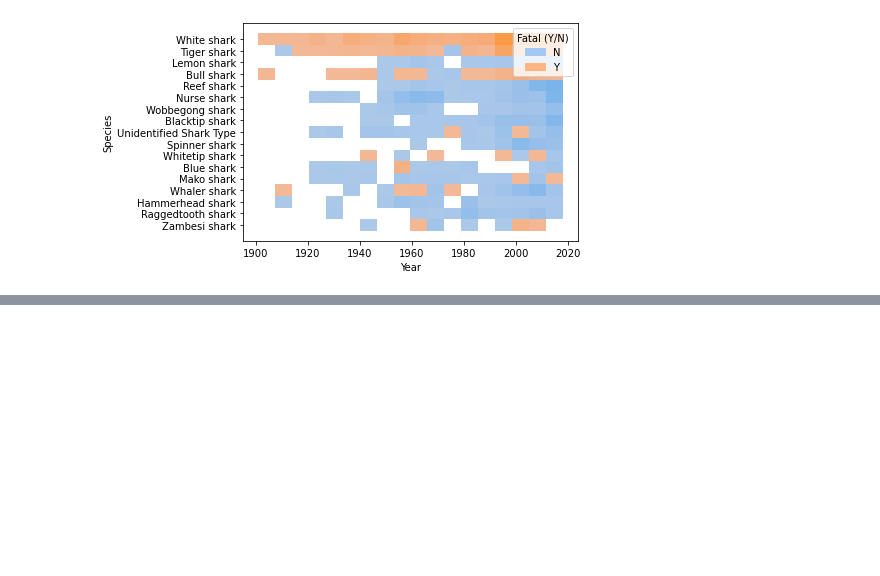
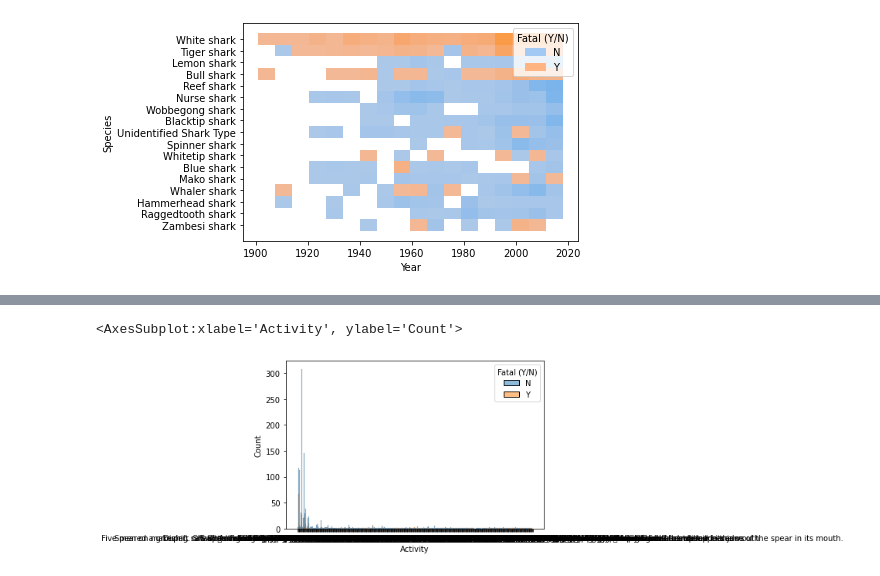
Before and after one commit to Hugocodesdude/Project_1, a Jupyter notebook: Project_1_Data_Vis.ipynb, the cells around one changed output, grey strips where cells are left out. Cells and saved outputs as stored; diff of their text form; code cells hidden in the pictures; blank space fills up the shorter version.

```diff
--- a/Project_1_Data_Vis.ipynb
+++ b/Project_1_Data_Vis.ipynb
@@ -61,5 +61,8 @@ sns.histplot(data=clean_data_set, x="Age", hue="Fatal (Y/N)", bins=15)
 # %%
-sns.histplot(data=clean_data_set, x="Country".nlarge, hue="Fatal (Y/N)", bins=15)
+sns.histplot(data=new_df, x="Activity", hue="Fatal (Y/N)", bins=15)
+# %% [output]
+<AxesSubplot:xlabel='Activity', ylabel='Count'>
+[figure, added]
 # %%
 sns.histplot(
     x='Year',
```
Also changed, not shown: parts of 6 cells of this notebook, 1 other file.
